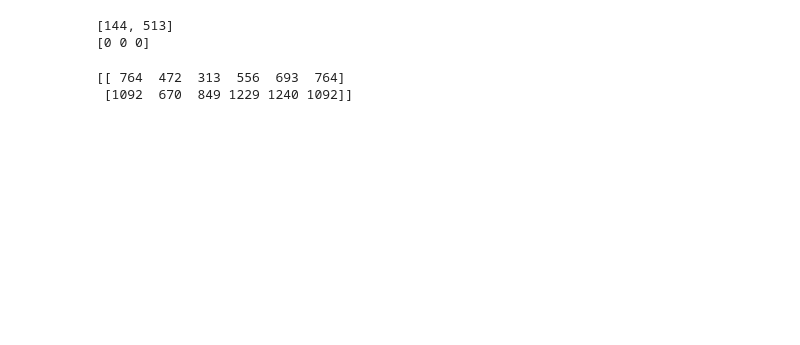
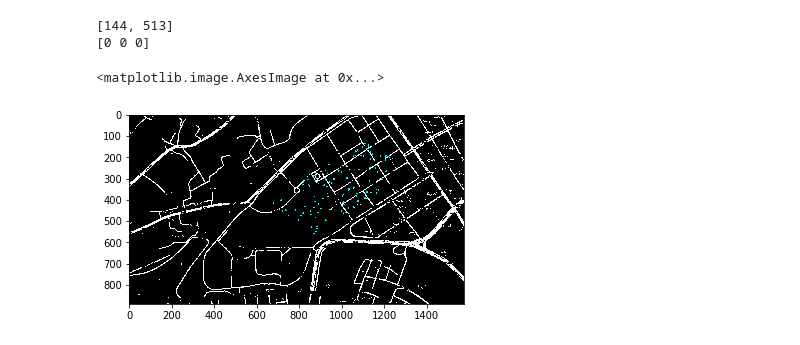
Before and after one commit to jameslee5656/LearningOpencv, a Jupyter notebook: Laptop-9-15/Graph processing-2.ipynb, the cells around one changed output. Drawn from its saved outputs; the diff is of its cells as text; code cells hidden in the pictures; blank space fills up the shorter version.

```diff
--- a/Laptop-9-15/Graph processing-2.ipynb
+++ b/Laptop-9-15/Graph processing-2.ipynb
@@ -49,20 +49,45 @@ points_nparray = np.array([(take_pix_from_location(121.3707682,24.9460277)),
                    (take_pix_from_location(121.372238,24.9440043)),
                    (take_pix_from_location(121.372356,24.945337)),
                    (take_pix_from_location(121.3707682,24.9460277))])
-# %%
-# p = np.array([(673,472)])
-# points.contains_points(p)
-
-# for i in range(LENGTH_PIX):
-#     for j in range(WIDTH_PIX):
-#         p = np.array([(LENGTH_PIX - i,j)])#the y is opisite
-#         if(points_path.contains_points(p)):
-#             res[i,j] = [20, 200, 200]
-# plt.imshow(res)
-
-points_nparray_T = points_nparray.T
-print(points_nparray_T)
-for
-# %% [output]
-[[ 764  472  313  556  693  764]
- [1092  670  849 1229 1240 1092]]
+# %%
+import random
+# p = np.array([(673,472)])
+# points
+
+# for i in range(LENGTH_PIX):
+#     for j in range(WIDTH_PIX):
+#         p = np.array([(LENGTH_PIX - i,j)])#the y is opisite
+#         if(points_path.contains_points(p)):
+#             res[i,j] = [20, 200, 200]
+# cv2.imwrite('/home/james/Program/opencv_image_range.png', res)
+# plt.imshow(res)
+
+#take out max_x, max_y
+rec = []
+for i in points_nparray.T:
+    rec += [[min(i),max(i)]]
+
+#randomly choose trainingset
+trainingset = []
+while len(trainingset) != 100:
+    #Add random element in rectangle
+    random_element = [random.randrange(list(x for x in rec[0])[0],
+                                        list(x for x in rec[0])[1]),
+                     random.randrange(list(x for x in rec[1])[0],
+                                        list(x for x in rec[1])[1])]
+
+    if points_path.contains_points(np.array([random_element])):
+        trainingset.append(random_element)
+
+for x in trainingset:
+    cv2.circle(res,(x[1],LENGTH_PIX - x[0]),1,list([0, 255, 255]),5)
+
+plt.imshow(res)
+
+# cv2.imshow('opencv_image',res)
+# cv2.imwrite('/home/james/Program/opencv_image_range.png', res)
+# cv2.waitKey(0)
+# cv2.destroyAllWindows()
+# %% [output]
+<matplotlib.image.AxesImage at 0x...>
+[figure, added]
```
Also changed, not shown: parts of 1 cell of this notebook.
